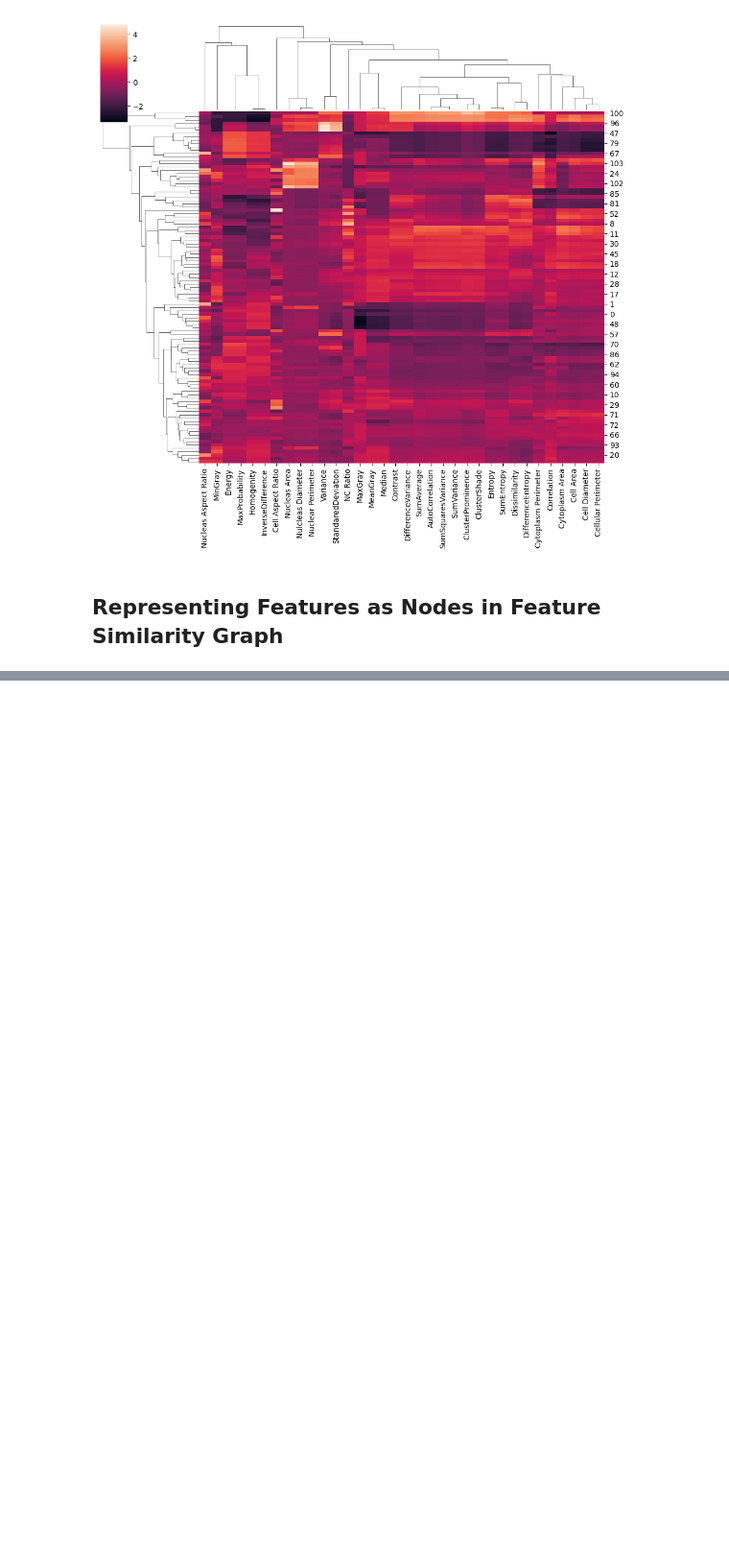
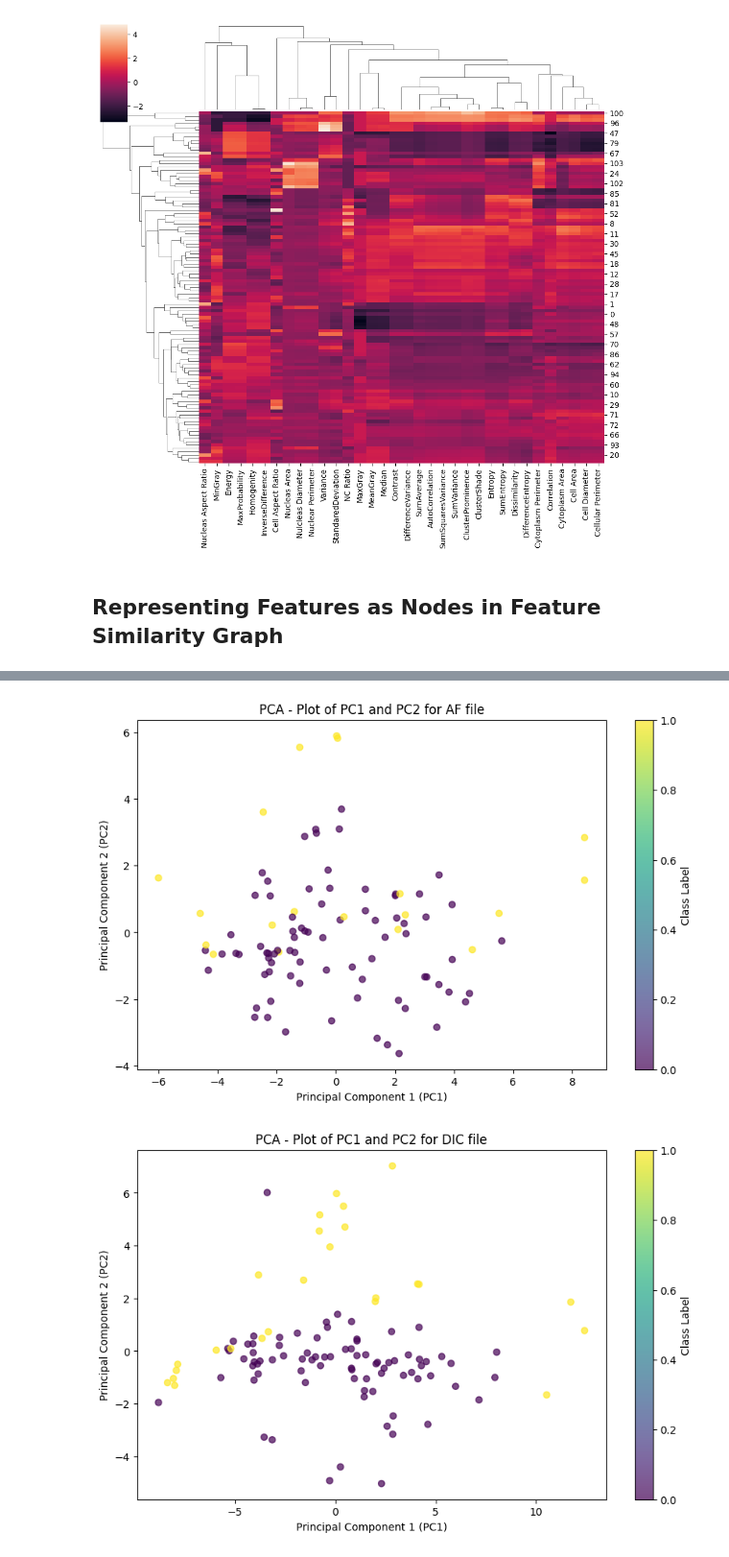
Before and after one commit to almusawiaf/Bio_Sensing, a Jupyter notebook: src/main.ipynb, the cells around one changed output, grey strips where cells are left out. Shown at 96% size. Cells and saved outputs as stored; diff of their text form; code cells hidden in the pictures; blank space fills up the shorter version.

```diff
--- a/src/main.ipynb
+++ b/src/main.ipynb
@@ -144 +144,68 @@ Cluster 0: ['Contrast', 'Entropy', 'Dissimilarity', 'DifferenceVariance', 'Diffe
 Cluster 4: ['AutoCorrelation', 'ClusterProminence', 'ClusterShade', 'SumAverage', 'SumSquaresVariance', 'SumVariance']
+# %%
+import numpy as np
+import pandas as pd
+from sklearn.preprocessing import StandardScaler
+from sklearn.decomposition import PCA
+import matplotlib.pyplot as plt
+
+def apply_pca_and_plot(df, file_name, label_column='Class', n_components=2):
+    """
+    Applies PCA on the dataframe after replacing 'N' with 0 and 'C' with 1,
+    and then plots the first two principal components with labels.
+
+    Parameters:
+    df (pd.DataFrame): The input dataframe.
+    label_column (str): The name of the column containing the labels (default: 'Class').
+    n_components (int): The number of principal components to retain (default: 2).
+
+    Returns:
+    pca_df (pd.DataFrame): A DataFrame containing the PCA components.
+    """
+
+    # Replace 'N' with 0 and 'C' with 1
+    df = df.replace({'N': 0, 'C': 1}, regex=True)
+
+    # Ensure all values are finite and numeric
+    df_numeric = df.apply(pd.to_numeric, errors='coerce')
+
+    # Check and replace infinite values
+    df_numeric.replace([np.inf, -np.inf], np.nan, inplace=True)
+
+    # Handle missing values (e.g., using mean imputation)
+    df_numeric.fillna(df_numeric.mean(), inplace=True)
+
+    # Standardize the data
+    scaler = StandardScaler()
+    df_scaled = pd.DataFrame(scaler.fit_transform(df_numeric.drop(columns=[label_column])),
+                             columns=df_numeric.drop(columns=[label_column]).columns)
+
+    # Apply PCA
+    pca = PCA(n_components=n_components)
+    pca_components = pca.fit_transform(df_scaled)
+
+    # Create a DataFrame for the principal components
+    pca_df = pd.DataFrame(data=pca_components, columns=[f'PC{i+1}' for i in range(n_components)])
+
+    # Add the labels back for plotting
+    pca_df['Label'] = df_numeric[label_column]
+
+    # Plotting
+    plt.figure(figsize=(10, 6))
+    plt.scatter(pca_df['PC1'], pca_df['PC2'], c=pca_df['Label'], cmap='viridis', alpha=0.7)
+    plt.colorbar(label='Class Label')
+    plt.xlabel('Principal Component 1 (PC1)')
+    plt.ylabel('Principal Component 2 (PC2)')
+    plt.title(f'PCA - Plot of PC1 and PC2 for {file_name} file')
+    plt.show()
+
+    return pca_df
+
+df1 = pd.read_excel(AF, engine='openpyxl')
+df2 = pd.read_excel(DIC, engine='openpyxl')
+# Example of how to use the function
+pca_result = apply_pca_and_plot(df1, 'AF', label_column='Class')
+pca_result = apply_pca_and_plot(df2, 'DIC', label_column='Class')
+# %% [output]
+[figure, added]
+[figure, added]
```
Also changed, not shown: parts of 2 cells of this notebook.
